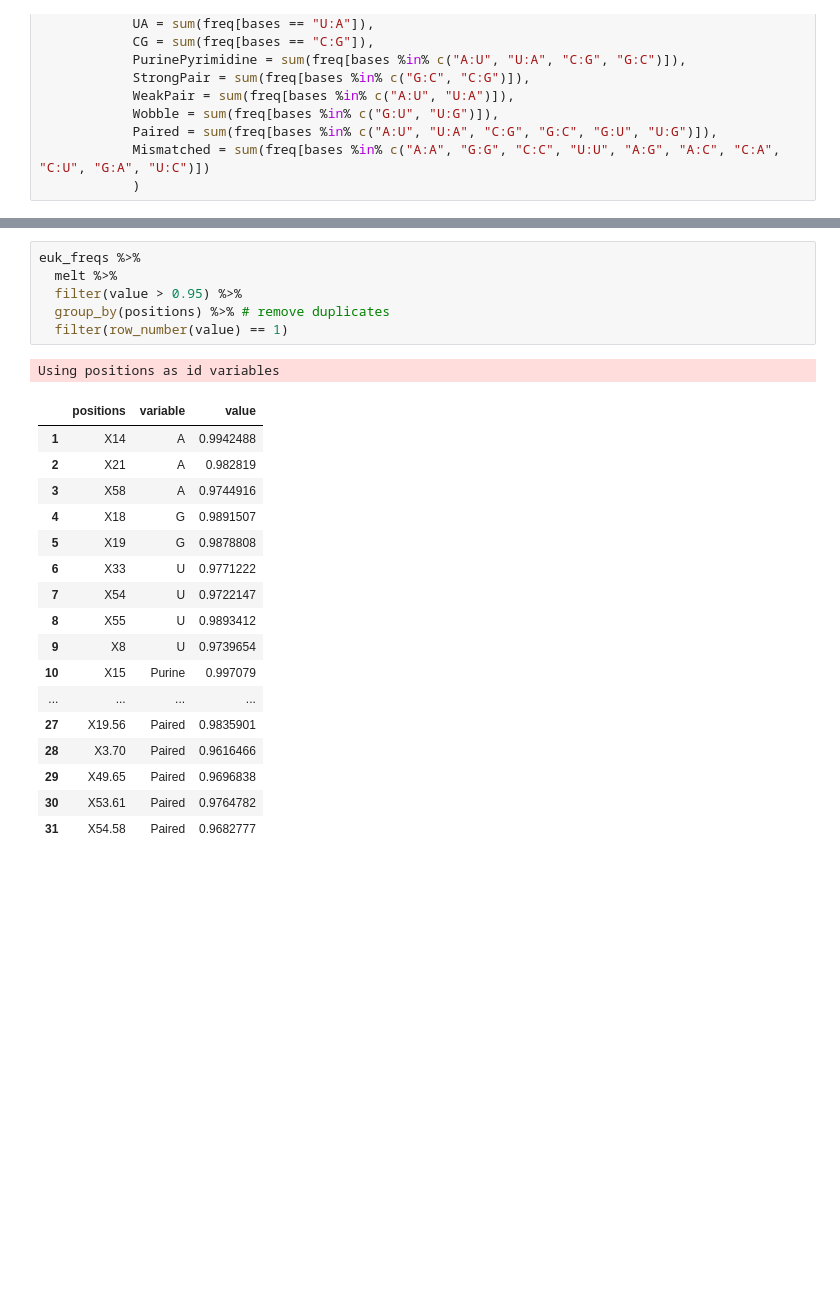
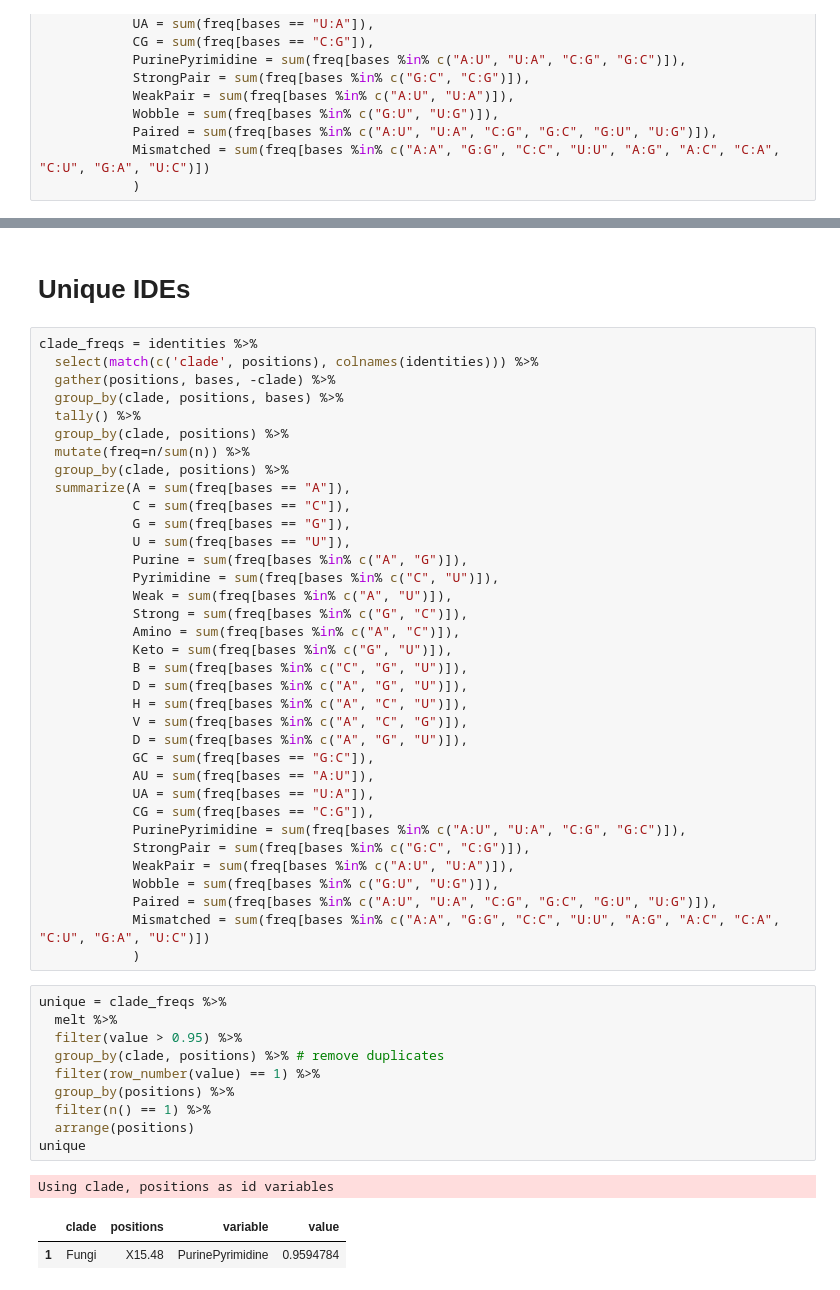
Before and after one commit to bylin/euk-features, a Jupyter notebook: notebooks/clade-freqs.ipynb, the cells around one changed output, grey strips where cells are left out. Cells and saved outputs as stored; diff of their text form; blank space fills up the shorter version.

Commit message:
diverged + unique ides

```diff
--- a/notebooks/clade-freqs.ipynb
+++ b/notebooks/clade-freqs.ipynb
@@ -104,25 +147,51 @@ euk_freqs = identities %>% select(match(positions, colnames(identities))) %>%
+# %% [markdown]
+# Unique IDEs
+# %%
+clade_freqs = identities %>%
+  select(match(c('clade', positions), colnames(identities))) %>%
+  gather(positions, bases, -clade) %>%
+  group_by(clade, positions, bases) %>%
+  tally() %>%
+  group_by(clade, positions) %>%
+  mutate(freq=n/sum(n)) %>%
+  group_by(clade, positions) %>%
+  summarize(A = sum(freq[bases == "A"]),
+            C = sum(freq[bases == "C"]),
+            G = sum(freq[bases == "G"]),
+            U = sum(freq[bases == "U"]),
+            Purine = sum(freq[bases %in% c("A", "G")]),
+            Pyrimidine = sum(freq[bases %in% c("C", "U")]),
+            Weak = sum(freq[bases %in% c("A", "U")]),
+            Strong = sum(freq[bases %in% c("G", "C")]),
+            Amino = sum(freq[bases %in% c("A", "C")]),
+            Keto = sum(freq[bases %in% c("G", "U")]),
+            B = sum(freq[bases %in% c("C", "G", "U")]),
+            D = sum(freq[bases %in% c("A", "G", "U")]),
+            H = sum(freq[bases %in% c("A", "C", "U")]),
+            V = sum(freq[bases %in% c("A", "C", "G")]),
+            D = sum(freq[bases %in% c("A", "G", "U")]),
+            GC = sum(freq[bases == "G:C"]),
+            AU = sum(freq[bases == "A:U"]),
+            UA = sum(freq[bases == "U:A"]),
+            CG = sum(freq[bases == "C:G"]),
+            PurinePyrimidine = sum(freq[bases %in% c("A:U", "U:A", "C:G", "G:C")]),
+            StrongPair = sum(freq[bases %in% c("G:C", "C:G")]),
+            WeakPair = sum(freq[bases %in% c("A:U", "U:A")]),
+            Wobble = sum(freq[bases %in% c("G:U", "U:G")]),
+            Paired = sum(freq[bases %in% c("A:U", "U:A", "C:G", "G:C", "G:U", "U:G")]),
+            Mismatched = sum(freq[bases %in% c("A:A", "G:G", "C:C", "U:U", "A:G", "A:C", "C:A", "C:U", "G:A", "U:C")])
+            )
 # %%
-euk_freqs %>%
+unique = clade_freqs %>%
   melt %>%
   filter(value > 0.95) %>%
-  group_by(positions) %>% # remove duplicates
-  filter(row_number(value) == 1)
+  group_by(clade, positions) %>% # remove duplicates
+  filter(row_number(value) == 1) %>%
+  group_by(positions) %>%
+  filter(n() == 1) %>%
+  arrange(positions)
+unique
 # %% [output]
-Using positions as id variables
+Using clade, positions as id variables
-|  | positions | variable | value |
-| 1 | X14 | A | 0.9942488 |
-| 2 | X21 | A | 0.982819 |
-| 3 | X58 | A | 0.9744916 |
-| 4 | X18 | G | 0.9891507 |
-| 5 | X19 | G | 0.9878808 |
-| 6 | X33 | U | 0.9771222 |
-| 7 | X54 | U | 0.9722147 |
-| 8 | X55 | U | 0.9893412 |
-| 9 | X8 | U | 0.9739654 |
-| 10 | X15 | Purine | 0.997079 |
-| ... | ... | ... | ... |
-| 27 | X19.56 | Paired | 0.9835901 |
-| 28 | X3.70 | Paired | 0.9616466 |
-| 29 | X49.65 | Paired | 0.9696838 |
-| 30 | X53.61 | Paired | 0.9764782 |
-| 31 | X54.58 | Paired | 0.9682777 |
+|  | clade | positions | variable | value |
+| 1 | Fungi | X15.48 | PurinePyrimidine | 0.9594784 |
```
Also changed, not shown: parts of 6 cells of this notebook.
